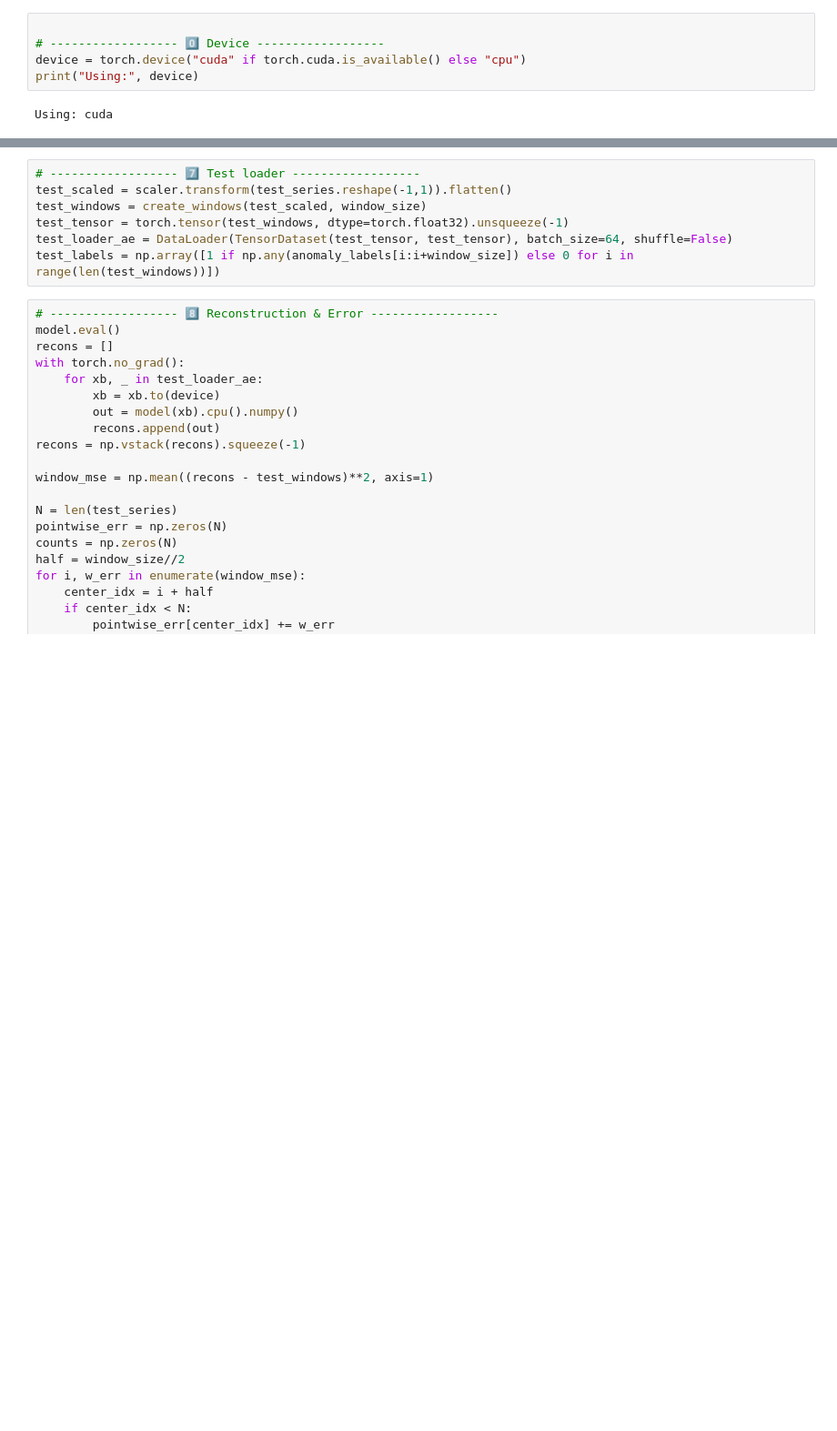
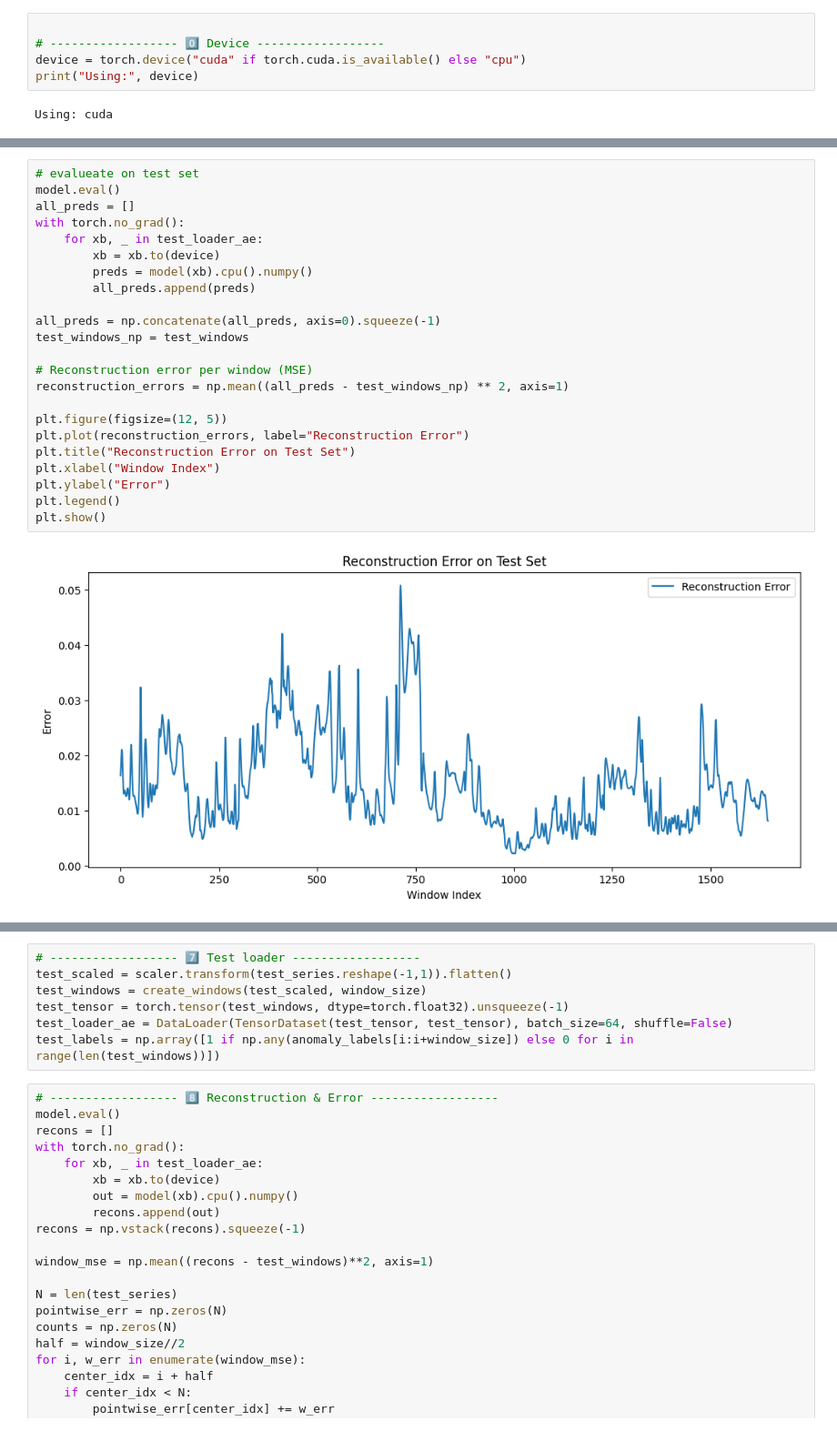
Before and after one commit to beratkaya61/iot_timeseries_machine_learning_updated, a Jupyter notebook: iot-timeseries-forecasting/updated_notebooks/2.2.2_lstm_autoencoder_anomaly_detect.ipynb, the cells around one changed output, grey strips where cells are left out. Shown at 91% size. Saved outputs shown, nothing was run; the diff lists cells and outputs as text; blank space fills up the shorter version.

```diff
--- a/iot-timeseries-forecasting/updated_notebooks/2.2.2_lstm_autoencoder_anomaly_detect.ipynb
+++ b/iot-timeseries-forecasting/updated_notebooks/2.2.2_lstm_autoencoder_anomaly_detect.ipynb
@@ -156,2 +168,27 @@ Early stopping at epoch 65
 <All keys matched successfully>
+# %%
+# evalueate on test set
+model.eval()
+all_preds = []
+with torch.no_grad():
+    for xb, _ in test_loader_ae:
+        xb = xb.to(device)
+        preds = model(xb).cpu().numpy()
+        all_preds.append(preds)
+
+all_preds = np.concatenate(all_preds, axis=0).squeeze(-1)
+test_windows_np = test_windows
+
+# Reconstruction error per window (MSE)
+reconstruction_errors = np.mean((all_preds - test_windows_np) ** 2, axis=1)
+
+plt.figure(figsize=(12, 5))
+plt.plot(reconstruction_errors, label="Reconstruction Error")
+plt.title("Reconstruction Error on Test Set")
+plt.xlabel("Window Index")
+plt.ylabel("Error")
+plt.legend()
+plt.show()
+# %% [output]
+[figure, added]
 # %%
```
Also changed, not shown: parts of 14 cells of this notebook.
